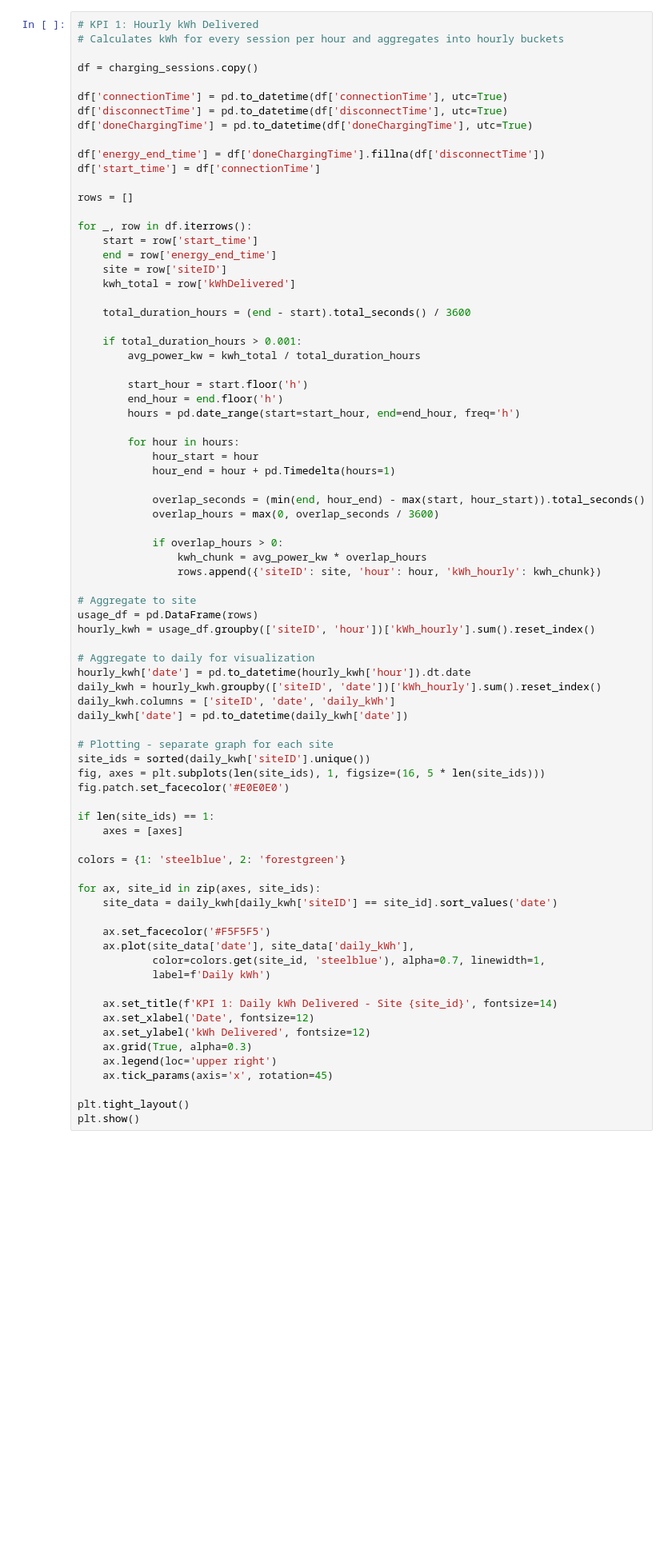
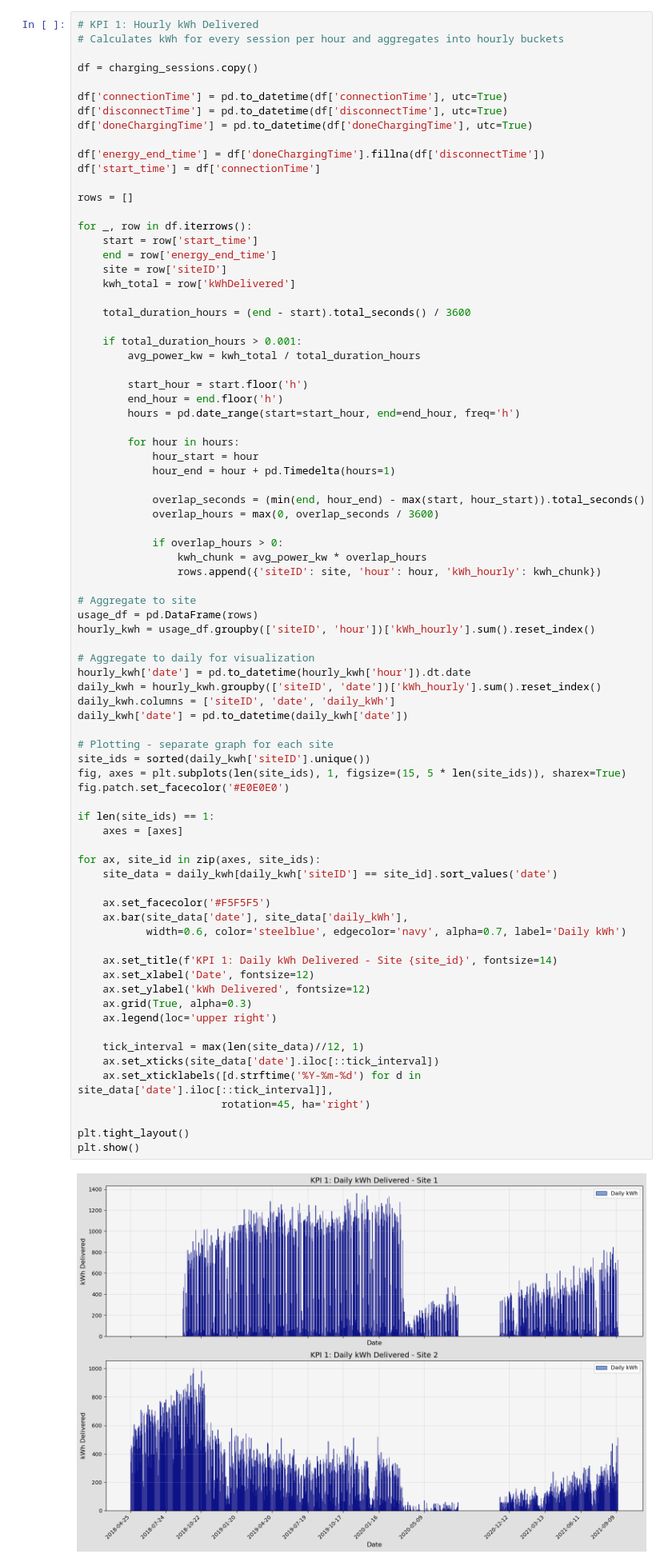
Before and after one commit to dfd0430/wiso, a Jupyter notebook: main.ipynb, the cells around one changed output. Shown at 80% size. Cells and saved outputs as stored; diff of their text form; blank space fills up the shorter version.

Commit message:
fix visuals

```diff
--- a/main.ipynb
+++ b/main.ipynb
@@ -143,40 +155,43 @@ for _, row in df.iterrows():
 # Aggregate to site
 usage_df = pd.DataFrame(rows)
 hourly_kwh = usage_df.groupby(['siteID', 'hour'])['kWh_hourly'].sum().reset_index()
 
 # Aggregate to daily for visualization
 hourly_kwh['date'] = pd.to_datetime(hourly_kwh['hour']).dt.date
 daily_kwh = hourly_kwh.groupby(['siteID', 'date'])['kWh_hourly'].sum().reset_index()
 daily_kwh.columns = ['siteID', 'date', 'daily_kWh']
 daily_kwh['date'] = pd.to_datetime(daily_kwh['date'])
 
 # Plotting - separate graph for each site
 site_ids = sorted(daily_kwh['siteID'].unique())
-fig, axes = plt.subplots(len(site_ids), 1, figsize=(16, 5 * len(site_ids)))
+fig, axes = plt.subplots(len(site_ids), 1, figsize=(15, 5 * len(site_ids)), sharex=True)
 fig.patch.set_facecolor('#E0E0E0')
 
 if len(site_ids) == 1:
     axes = [axes]
 
-colors = {1: 'steelblue', 2: 'forestgreen'}
-
 for ax, site_id in zip(axes, site_ids):
     site_data = daily_kwh[daily_kwh['siteID'] == site_id].sort_values('date')
 
     ax.set_facecolor('#F5F5F5')
-    ax.plot(site_data['date'], site_data['daily_kWh'],
-            color=colors.get(site_id, 'steelblue'), alpha=0.7, linewidth=1,
-            label=f'Daily kWh')
+    ax.bar(site_data['date'], site_data['daily_kWh'],
+           width=0.6, color='steelblue', edgecolor='navy', alpha=0.7, label='Daily kWh')
 
     ax.set_title(f'KPI 1: Daily kWh Delivered - Site {site_id}', fontsize=14)
     ax.set_xlabel('Date', fontsize=12)
     ax.set_ylabel('kWh Delivered', fontsize=12)
     ax.grid(True, alpha=0.3)
     ax.legend(loc='upper right')
-    ax.tick_params(axis='x', rotation=45)
+
+    tick_interval = max(len(site_data)//12, 1)
+    ax.set_xticks(site_data['date'].iloc[::tick_interval])
+    ax.set_xticklabels([d.strftime('%Y-%m-%d') for d in site_data['date'].iloc[::tick_interval]],
+                       rotation=45, ha='right')
 
 plt.tight_layout()
 plt.show()
+# %% [output]
+[figure, added]
 # %%
 # KPI 2: Hourly Capacity Utilization
 # Calculated analogous to KPI 1
```
Also changed, not shown: parts of 22 cells of this notebook.
